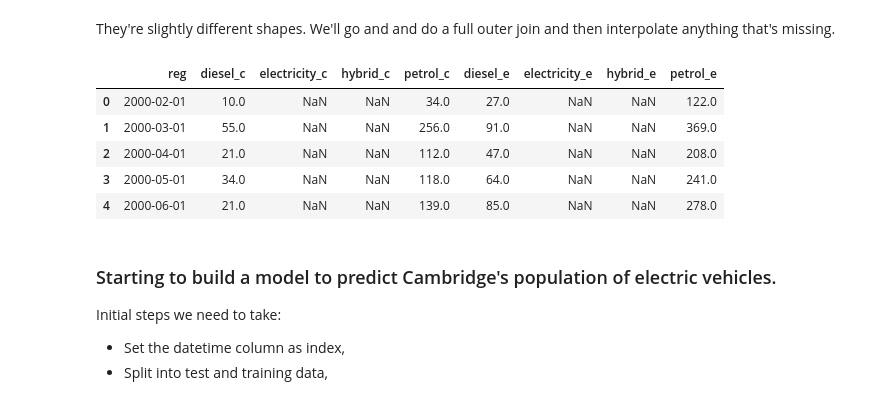
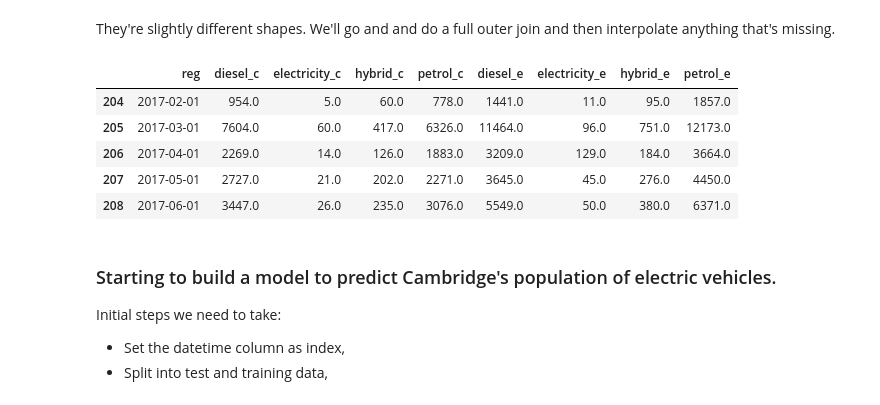
Before and after one commit to New-AutoMotive/BN_vehicle_data_experiments, a Jupyter notebook: 1.7) Estimating location.ipynb, the cells around one changed output. Cells and saved outputs as stored; diff of their text form; code cells hidden in the pictures.

```diff
--- a/1.7) Estimating location.ipynb
+++ b/1.7) Estimating location.ipynb
@@ -183,14 +196,14 @@ df = pd.merge(left = df_camb_long,
              on = 'reg',
              suffixes=('_c', '_e'))
 # %%
-df.head()
+df.tail()
 # %% [output]
 |  | reg | diesel_c | electricity_c | hybrid_c | petrol_c | diesel_e | electricity_e | hybrid_e | petrol_e |
-| 0 | 2000-02-01 | 10.0 | NaN | NaN | 34.0 | 27.0 | NaN | NaN | 122.0 |
-| 1 | 2000-03-01 | 55.0 | NaN | NaN | 256.0 | 91.0 | NaN | NaN | 369.0 |
-| 2 | 2000-04-01 | 21.0 | NaN | NaN | 112.0 | 47.0 | NaN | NaN | 208.0 |
-| 3 | 2000-05-01 | 34.0 | NaN | NaN | 118.0 | 64.0 | NaN | NaN | 241.0 |
-| 4 | 2000-06-01 | 21.0 | NaN | NaN | 139.0 | 85.0 | NaN | NaN | 278.0 |
+| 204 | 2017-02-01 | 954.0 | 5.0 | 60.0 | 778.0 | 1441.0 | 11.0 | 95.0 | 1857.0 |
+| 205 | 2017-03-01 | 7604.0 | 60.0 | 417.0 | 6326.0 | 11464.0 | 96.0 | 751.0 | 12173.0 |
+| 206 | 2017-04-01 | 2269.0 | 14.0 | 126.0 | 1883.0 | 3209.0 | 129.0 | 184.0 | 3664.0 |
+| 207 | 2017-05-01 | 2727.0 | 21.0 | 202.0 | 2271.0 | 3645.0 | 45.0 | 276.0 | 4450.0 |
+| 208 | 2017-06-01 | 3447.0 | 26.0 | 235.0 | 3076.0 | 5549.0 | 50.0 | 380.0 | 6371.0 |
 # %% [markdown]
 ### Starting to build a model to predict Cambridge's population of electric vehicles.
 
```
Also changed, not shown: parts of 27 cells of this notebook.
